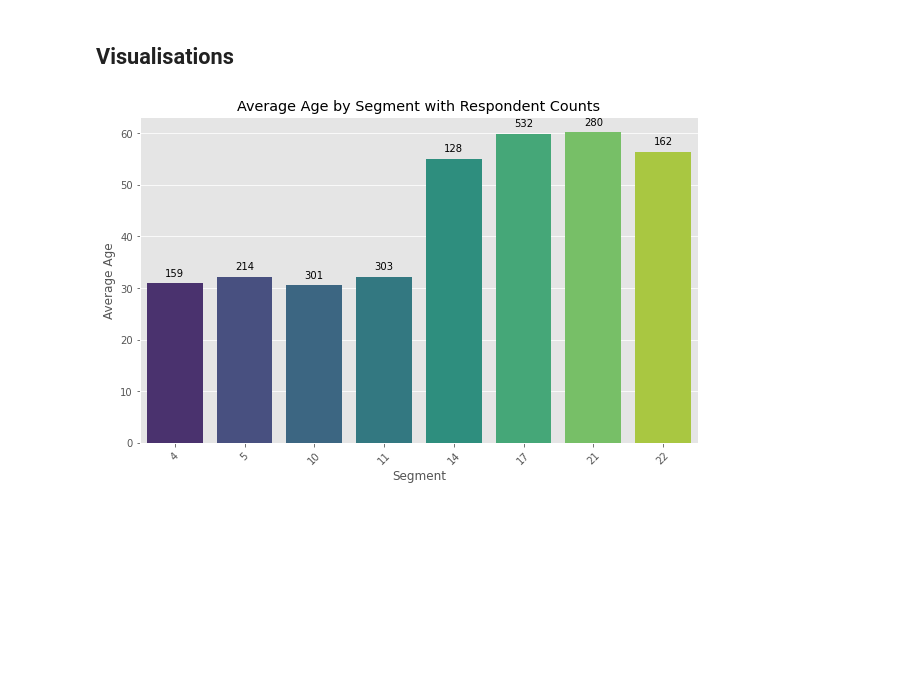
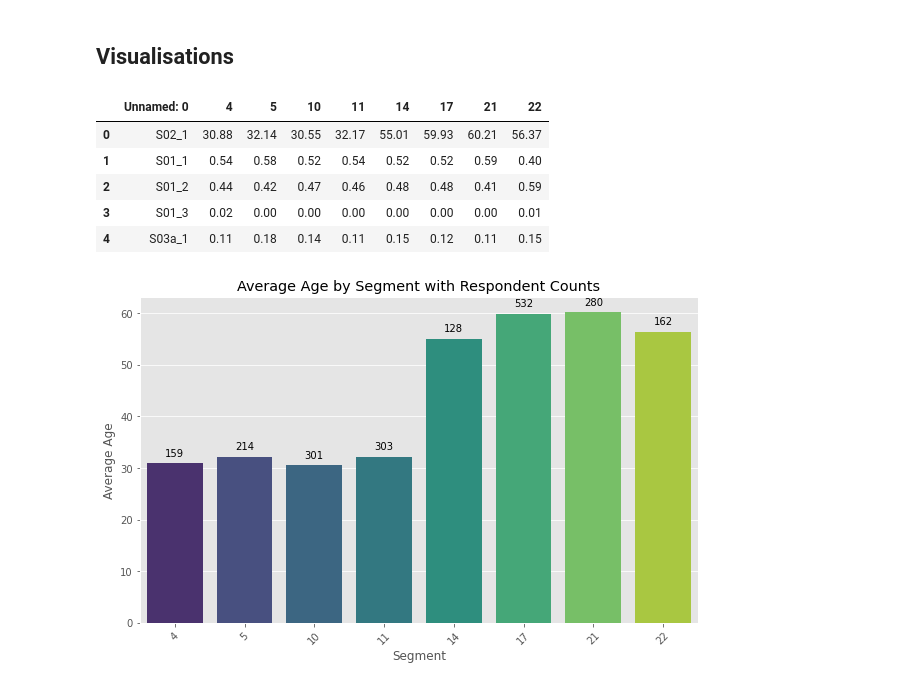
Before and after one commit to adrianacupp/conjoint_analysis, a Jupyter notebook: ExerciseAdriana/cuppuleri_part1.ipynb, the cells around one changed output. Saved outputs shown, nothing was run; the diff lists cells and outputs as text; code cells hidden in the pictures; blank space fills up the shorter version.

```diff
--- a/ExerciseAdriana/cuppuleri_part1.ipynb
+++ b/ExerciseAdriana/cuppuleri_part1.ipynb
@@ -162,6 +214,15 @@ cross_tab_pivot = pd.read_csv('cross_tab_part1.csv')
 
 # Set up plotting aesthetics
 plt.style.use('ggplot')
+# %%
+cross_tab_pivot.head()
+# %% [output]
+|  | Unnamed: 0 | 4 | 5 | 10 | 11 | 14 | 17 | 21 | 22 |
+| 0 | S02_1 | 30.88 | 32.14 | 30.55 | 32.17 | 55.01 | 59.93 | 60.21 | 56.37 |
+| 1 | S01_1 | 0.54 | 0.58 | 0.52 | 0.54 | 0.52 | 0.52 | 0.59 | 0.40 |
+| 2 | S01_2 | 0.44 | 0.42 | 0.47 | 0.46 | 0.48 | 0.48 | 0.41 | 0.59 |
+| 3 | S01_3 | 0.02 | 0.00 | 0.00 | 0.00 | 0.00 | 0.00 | 0.00 | 0.01 |
+| 4 | S03a_1 | 0.11 | 0.18 | 0.14 | 0.11 | 0.15 | 0.12 | 0.11 | 0.15 |
 # %%
 segment_counts = data.groupby('Segment').size()  # Count of respondents per segment
 
```
Also changed, not shown: parts of 5 cells of this notebook.
